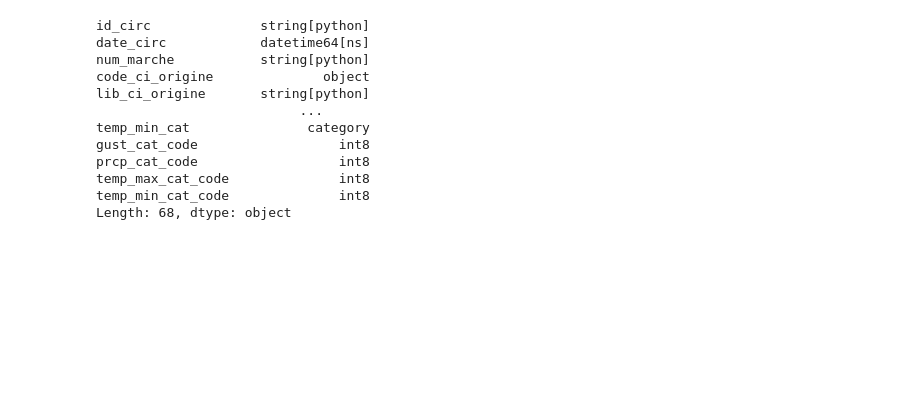
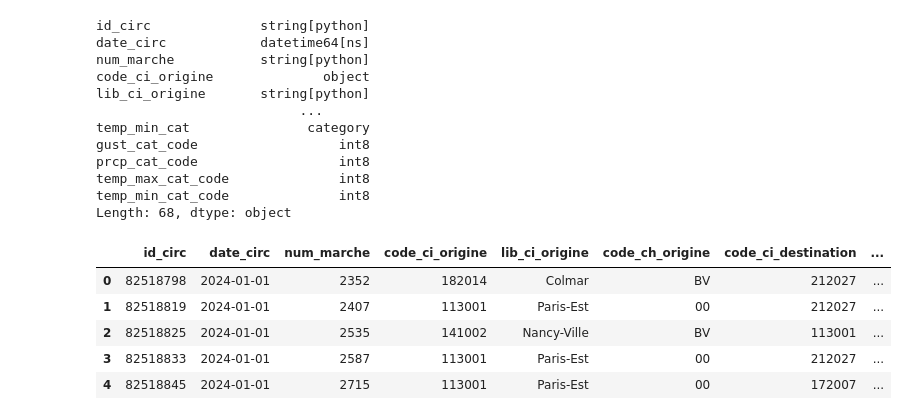
Before and after one commit to Gallien-e/analyse-retard-sncf, a Jupyter notebook: notebooks/2-EDA-2024.ipynb, the cells around one changed output. Saved outputs shown, nothing was run; the diff lists cells and outputs as text; code cells hidden in the pictures; blank space fills up the shorter version.

```diff
--- a/notebooks/2-EDA-2024.ipynb
+++ b/notebooks/2-EDA-2024.ipynb
@@ -1695,3 +1713,12 @@ prcp_cat_code                  int8
 temp_max_cat_code              int8
 temp_min_cat_code              int8
 Length: 68, dtype: object
+# %%
+df_copy.head()
+# %% [output]
+|  | id_circ | date_circ | num_marche | code_ci_origine | lib_ci_origine | code_ch_origine | code_ci_destination | ... |
+| 0 | 82518798 | 2024-01-01 | 2352 | 182014 | Colmar | BV | 212027 | ... |
+| 1 | 82518819 | 2024-01-01 | 2407 | 113001 | Paris-Est | 00 | 212027 | ... |
+| 2 | 82518825 | 2024-01-01 | 2535 | 141002 | Nancy-Ville | BV | 113001 | ... |
+| 3 | 82518833 | 2024-01-01 | 2587 | 113001 | Paris-Est | 00 | 212027 | ... |
+| 4 | 82518845 | 2024-01-01 | 2715 | 113001 | Paris-Est | 00 | 172007 | ... |
```
Also changed, not shown: parts of 10 cells of this notebook, 2 other files.
